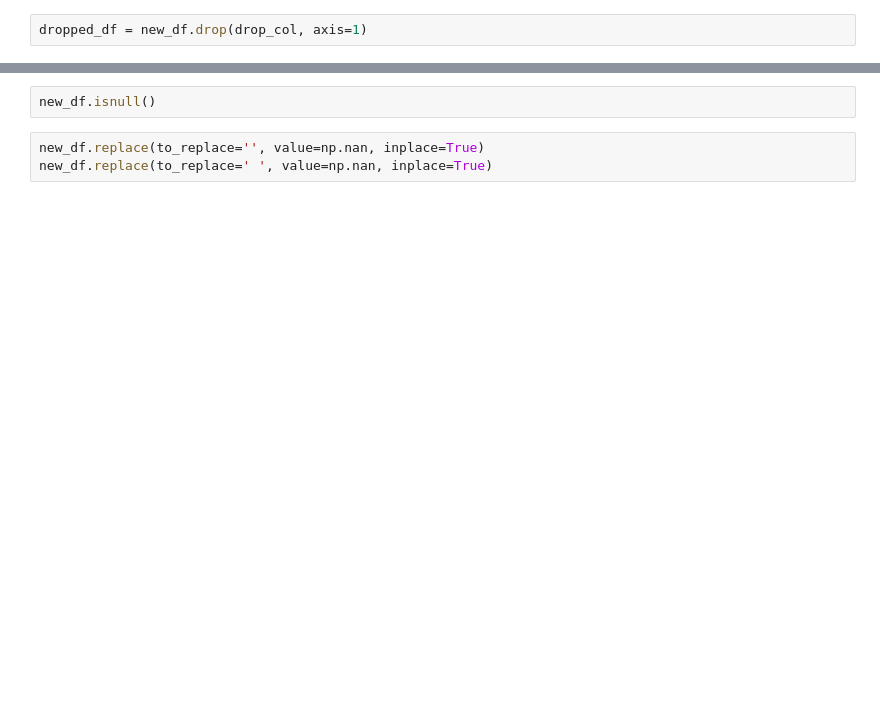
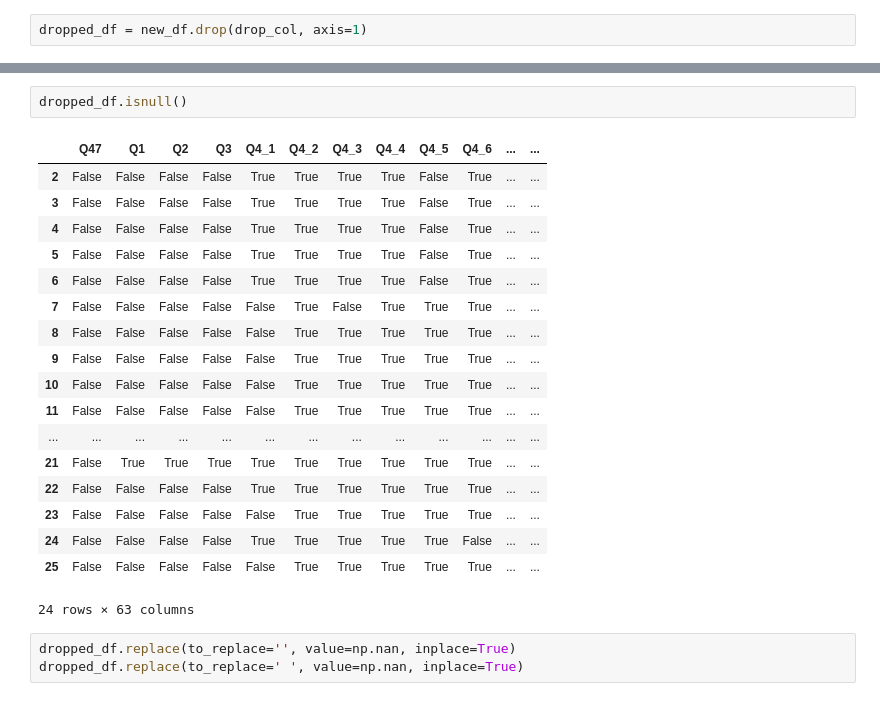
Before and after one commit to lozo6/slp-survey-analytics, a Jupyter notebook: visual.ipynb, the cells around one changed output, grey strips where cells are left out. Drawn from its saved outputs; the diff is of its cells as text; blank space fills up the shorter version.

```diff
--- a/visual.ipynb
+++ b/visual.ipynb
@@ -104,6 +104,25 @@ dropped_df
 # %%
-new_df.isnull()
+dropped_df.isnull()
+# %% [output]
+|  | Q47 | Q1 | Q2 | Q3 | Q4_1 | Q4_2 | Q4_3 | Q4_4 | Q4_5 | Q4_6 | ... | ... |
+| 2 | False | False | False | False | True | True | True | True | False | True | ... | ... |
+| 3 | False | False | False | False | True | True | True | True | False | True | ... | ... |
+| 4 | False | False | False | False | True | True | True | True | False | True | ... | ... |
+| 5 | False | False | False | False | True | True | True | True | False | True | ... | ... |
+| 6 | False | False | False | False | True | True | True | True | False | True | ... | ... |
+| 7 | False | False | False | False | False | True | False | True | True | True | ... | ... |
+| 8 | False | False | False | False | False | True | True | True | True | True | ... | ... |
+| 9 | False | False | False | False | False | True | True | True | True | True | ... | ... |
+| 10 | False | False | False | False | False | True | True | True | True | True | ... | ... |
+| 11 | False | False | False | False | False | True | True | True | True | True | ... | ... |
+| ... | ... | ... | ... | ... | ... | ... | ... | ... | ... | ... | ... | ... |
+| 21 | False | True | True | True | True | True | True | True | True | True | ... | ... |
+| 22 | False | False | False | False | True | True | True | True | True | True | ... | ... |
+| 23 | False | False | False | False | False | True | True | True | True | True | ... | ... |
+| 24 | False | False | False | False | True | True | True | True | True | False | ... | ... |
+| 25 | False | False | False | False | False | True | True | True | True | True | ... | ... |
+24 rows × 63 columns
 # %%
-new_df.replace(to_replace='', value=np.nan, inplace=True)
-new_df.replace(to_replace=' ', value=np.nan, inplace=True)
+dropped_df.replace(to_replace='', value=np.nan, inplace=True)
+dropped_df.replace(to_replace=' ', value=np.nan, inplace=True)
 # %%
```
Also changed, not shown: parts of 10 cells of this notebook.
